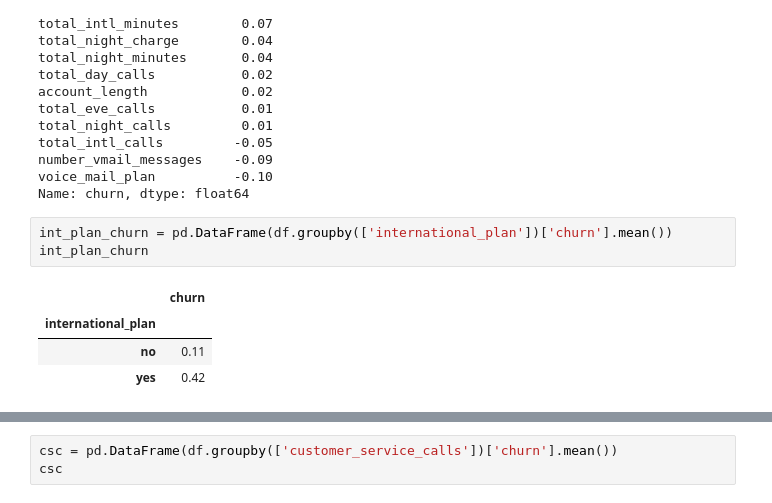
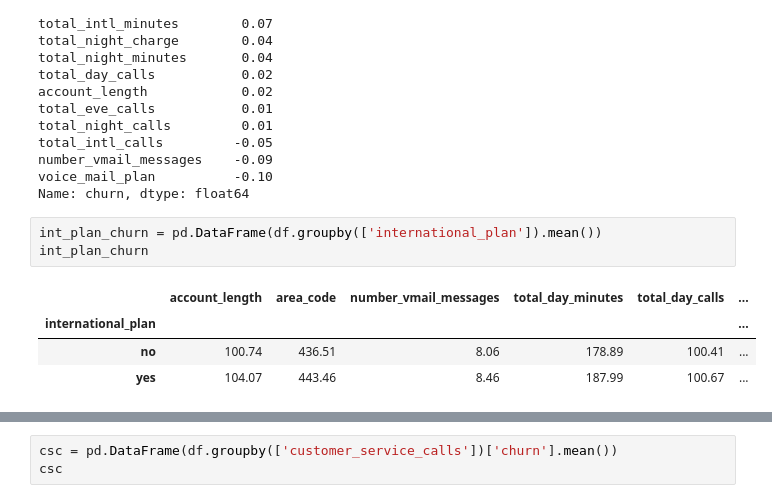
Before and after one commit to anguyen61191/SyriaTel-Customer-Churn, a Jupyter notebook: AndyNotebook.ipynb, the cells around one changed output, grey strips where cells are left out. Drawn from its saved outputs; the diff is of its cells as text.

```diff
--- a/AndyNotebook.ipynb
+++ b/AndyNotebook.ipynb
@@ -812,13 +834,13 @@ number_vmail_messages    -0.09
 voice_mail_plan          -0.10
 Name: churn, dtype: float64
 # %%
-int_plan_churn = pd.DataFrame(df.groupby(['international_plan'])['churn'].mean())
+int_plan_churn = pd.DataFrame(df.groupby(['international_plan']).mean())
 int_plan_churn
 # %% [output]
-|  | churn |
-| international_plan |  |
-| no | 0.11 |
-| yes | 0.42 |
+|  | account_length | area_code | number_vmail_messages | total_day_minutes | total_day_calls | ... |
+| international_plan |  |  |  |  |  | ... |
+| no | 100.74 | 436.51 | 8.06 | 178.89 | 100.41 | ... |
+| yes | 104.07 | 443.46 | 8.46 | 187.99 | 100.67 | ... |
 # %%
 # plot
 fig, ax = plt.subplots(figsize=(15,8))
```
Also changed, not shown: parts of 15 cells of this notebook.
